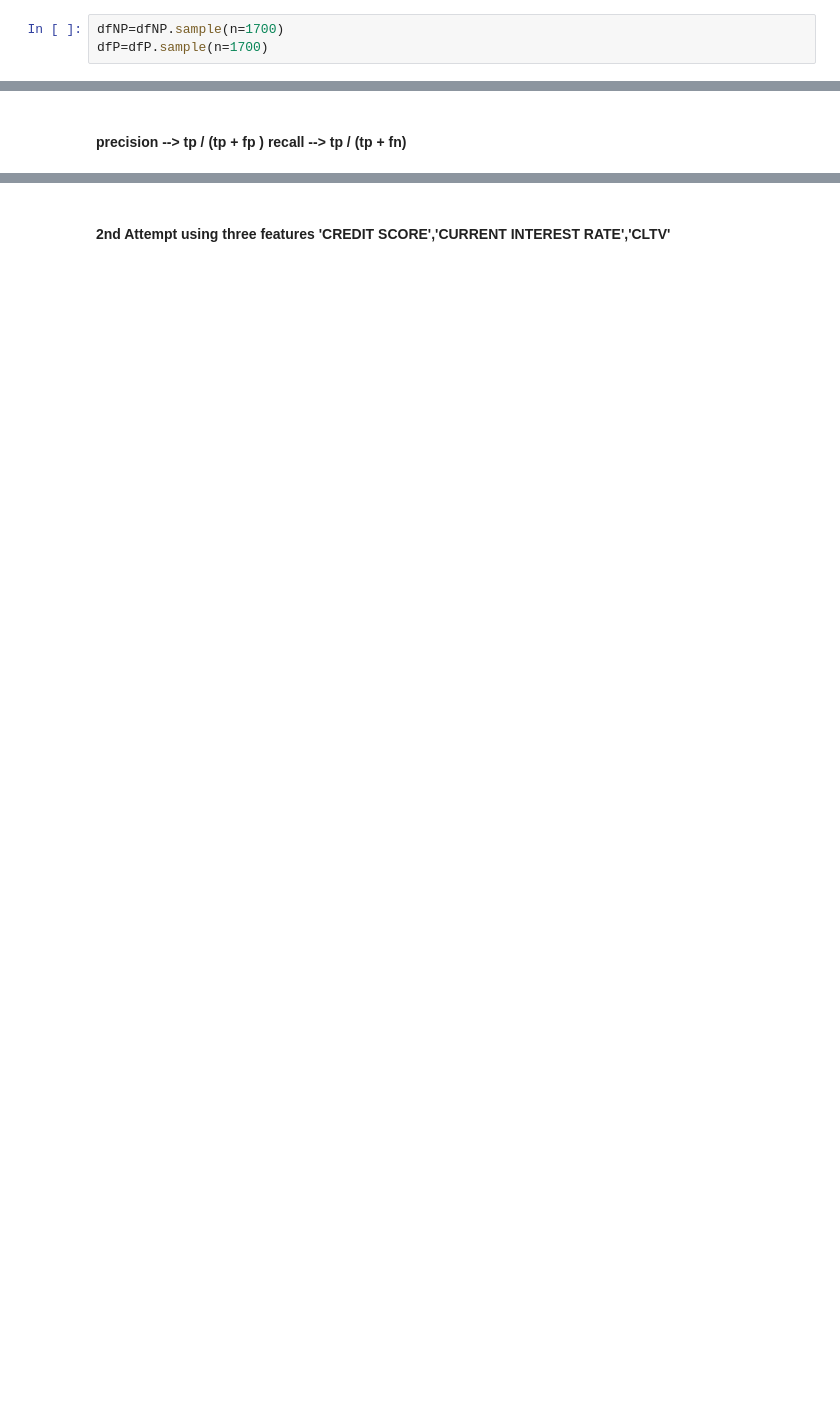
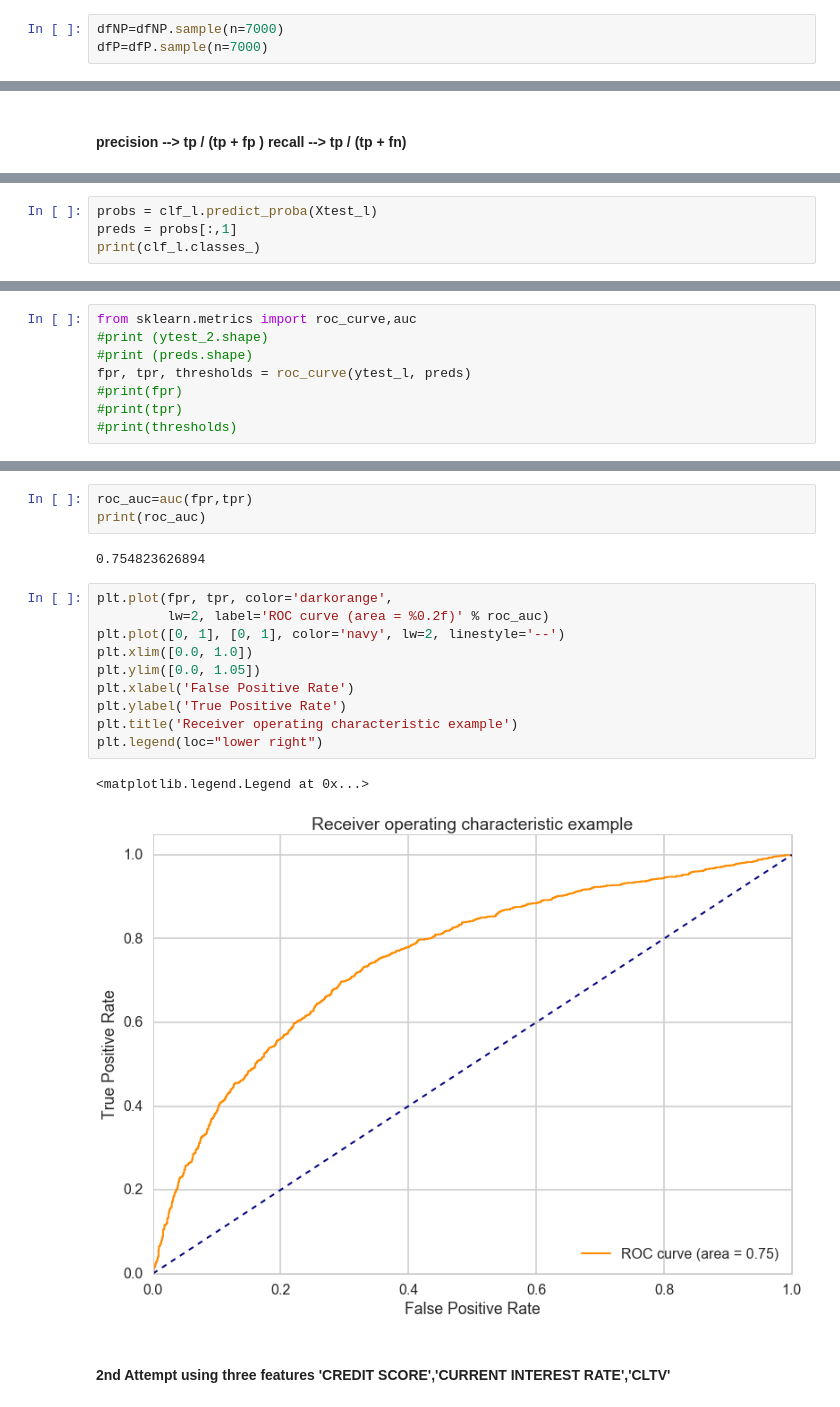
Before and after one commit to sha2403Git/Capstone, a Jupyter notebook: LogisticModel_2.ipynb, the cells around one changed output, grey strips where cells are left out. Saved outputs shown, nothing was run; the diff lists cells and outputs as text; blank space fills up the shorter version.

```diff
--- a/LogisticModel_2.ipynb
+++ b/LogisticModel_2.ipynb
@@ -68,8 +62,8 @@ print (len(dtest))
 dfNP=df1[df1["NON-PERFORMING"]=='Y']
 dfP=df1[df1["NON-PERFORMING"]=='N']
 # %%
-dfNP=dfNP.sample(n=1700)
-dfP=dfP.sample(n=1700)
+dfNP=dfNP.sample(n=7000)
+dfP=dfP.sample(n=7000)
 # %%
 print(len(dfNP))
 print (len(dfP))
@@ -186,0 +172,4 @@ print (f1)
+# %%
+probs = clf_l.predict_proba(Xtest_l)
+preds = probs[:,1]
+print(clf_l.classes_)
@@ -186,0 +178,8 @@ print (f1)
+# %%
+from sklearn.metrics import roc_curve,auc
+#print (ytest_2.shape)
+#print (preds.shape)
+fpr, tpr, thresholds = roc_curve(ytest_l, preds)
+#print(fpr)
+#print(tpr)
+#print(thresholds)
@@ -187,3 +188,21 @@ print (f1)
+# %%
+roc_auc=auc(fpr,tpr)
+print(roc_auc)
+# %% [output]
+0.754823626894
+# %%
+plt.plot(fpr, tpr, color='darkorange',
+         lw=2, label='ROC curve (area = %0.2f)' % roc_auc)
+plt.plot([0, 1], [0, 1], color='navy', lw=2, linestyle='--')
+plt.xlim([0.0, 1.0])
+plt.ylim([0.0, 1.05])
+plt.xlabel('False Positive Rate')
+plt.ylabel('True Positive Rate')
+plt.title('Receiver operating characteristic example')
+plt.legend(loc="lower right")
+# %% [output]
+<matplotlib.legend.Legend at 0x...>
+[figure, added]
 # %% [markdown]
 #### 2nd Attempt using three features 'CREDIT SCORE','CURRENT INTEREST RATE','CLTV'
 # %%
```
Also changed, not shown: parts of 30 cells of this notebook.
